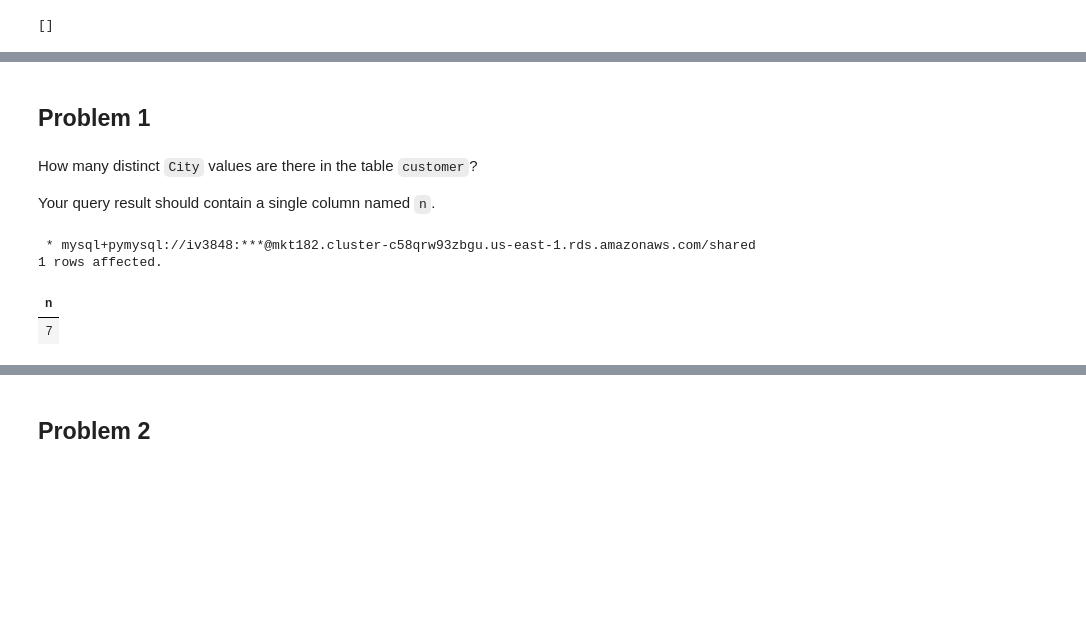
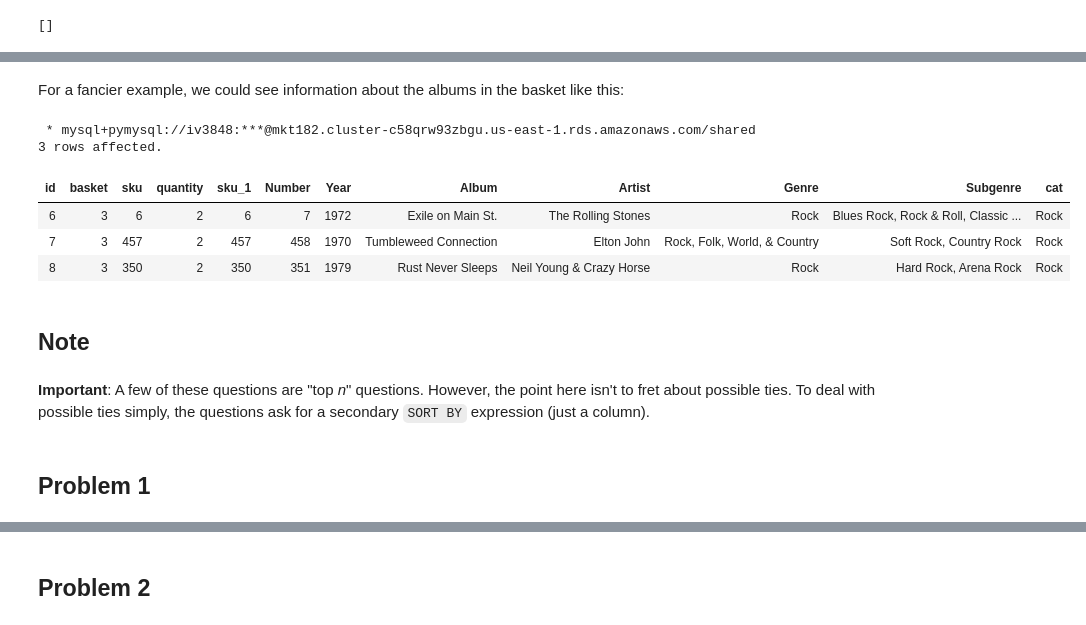
Before and after one commit to ishitavasishth/RealtimeDataSQL, a Jupyter notebook: SQLData_IshitaVasishth.ipynb, the cells around one changed output, grey strips where cells are left out. Cells and saved outputs as stored; diff of their text form; code cells hidden in the pictures; blank space fills up the shorter version.

```diff
--- a/SQLData_IshitaVasishth.ipynb
+++ b/SQLData_IshitaVasishth.ipynb
@@ -156,15 +185,21 @@ Quick check to verify we actually see some data in this schema:
+# %% [markdown]
+For a fancier example, we could see information about the albums in the basket like this:
+# %%
+%%sql
+SELECT *
+  FROM purchases
+  LEFT JOIN products ON purchases.sku = products.sku
+  WHERE basket = 3
+# %% [output]
+ * mysql+pymysql://iv3848:***@mkt182.cluster-c58qrw93zbgu.us-east-1.rds.amazonaws.com/shared
+3 rows affected.
+| id | basket | sku | quantity | sku_1 | Number | Year | Album | Artist | Genre | Subgenre | cat |
+| 6 | 3 | 6 | 2 | 6 | 7 | 1972 | Exile on Main St. | The Rolling Stones | Rock | Blues Rock, Rock & Roll, Classic ... | Rock |
+| 7 | 3 | 457 | 2 | 457 | 458 | 1970 | Tumbleweed Connection | Elton John | Rock, Folk, World, & Country | Soft Rock, Country Rock | Rock |
+| 8 | 3 | 350 | 2 | 350 | 351 | 1979 | Rust Never Sleeps | Neil Young & Crazy Horse | Rock | Hard Rock, Arena Rock | Rock |
+# %% [markdown]
+## Note
+# %% [markdown]
+**Important**: A few of these questions are "top _n_" questions. However, the point here isn't to fret about possible ties. To deal with possible ties simply, the questions ask for a secondary `SORT BY` expression (just a column).
 # %% [markdown]
 ## Problem 1
-# %% [markdown]
-How many distinct `City` values are there in the table `customer`?
-
-Your query result should contain a single column named `n`.
-# %%
-%%sql
-
-SELECT count( distinct city) as n FROM customer
-# %% [output]
- * mysql+pymysql://iv3848:***@mkt182.cluster-c58qrw93zbgu.us-east-1.rds.amazonaws.com/shared
-1 rows affected.
-| n |
-| 7 |
```
Also changed, not shown: parts of 97 cells of this notebook.
